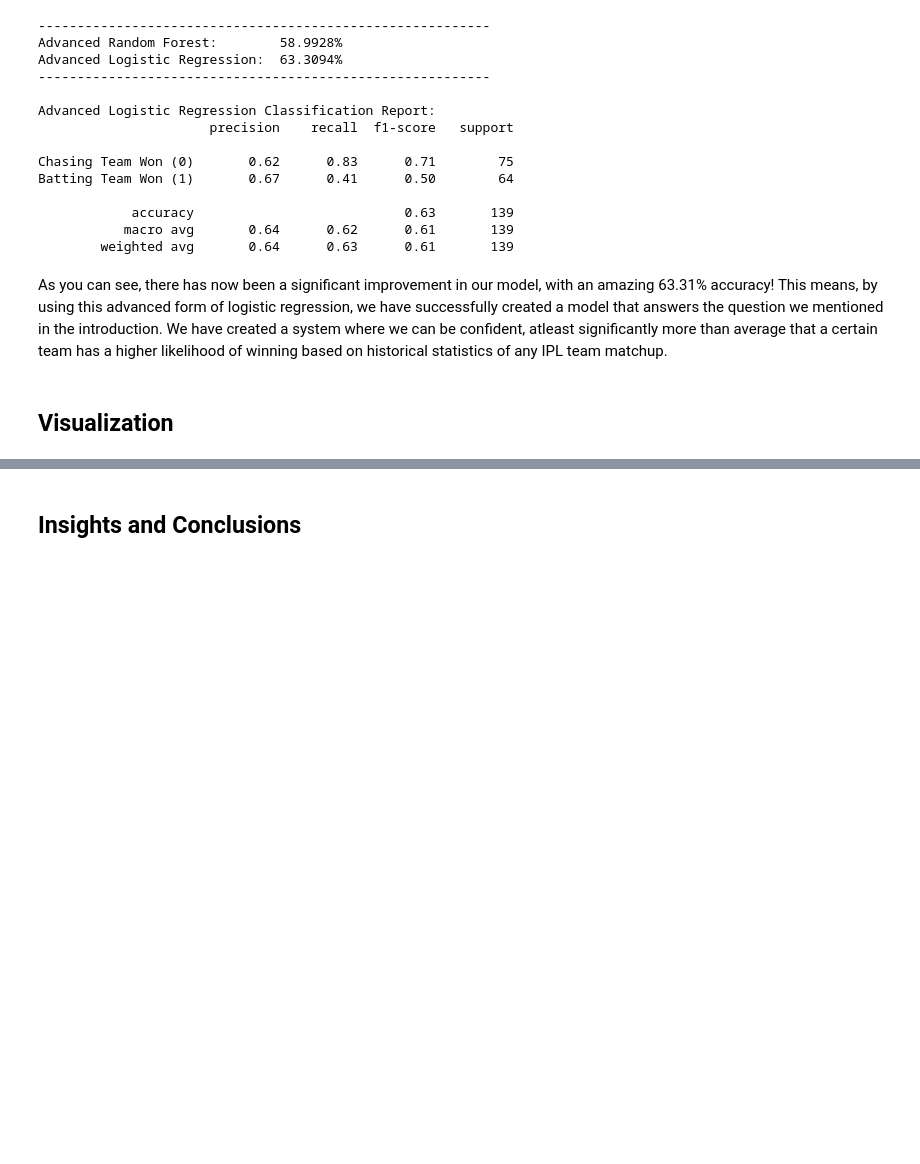
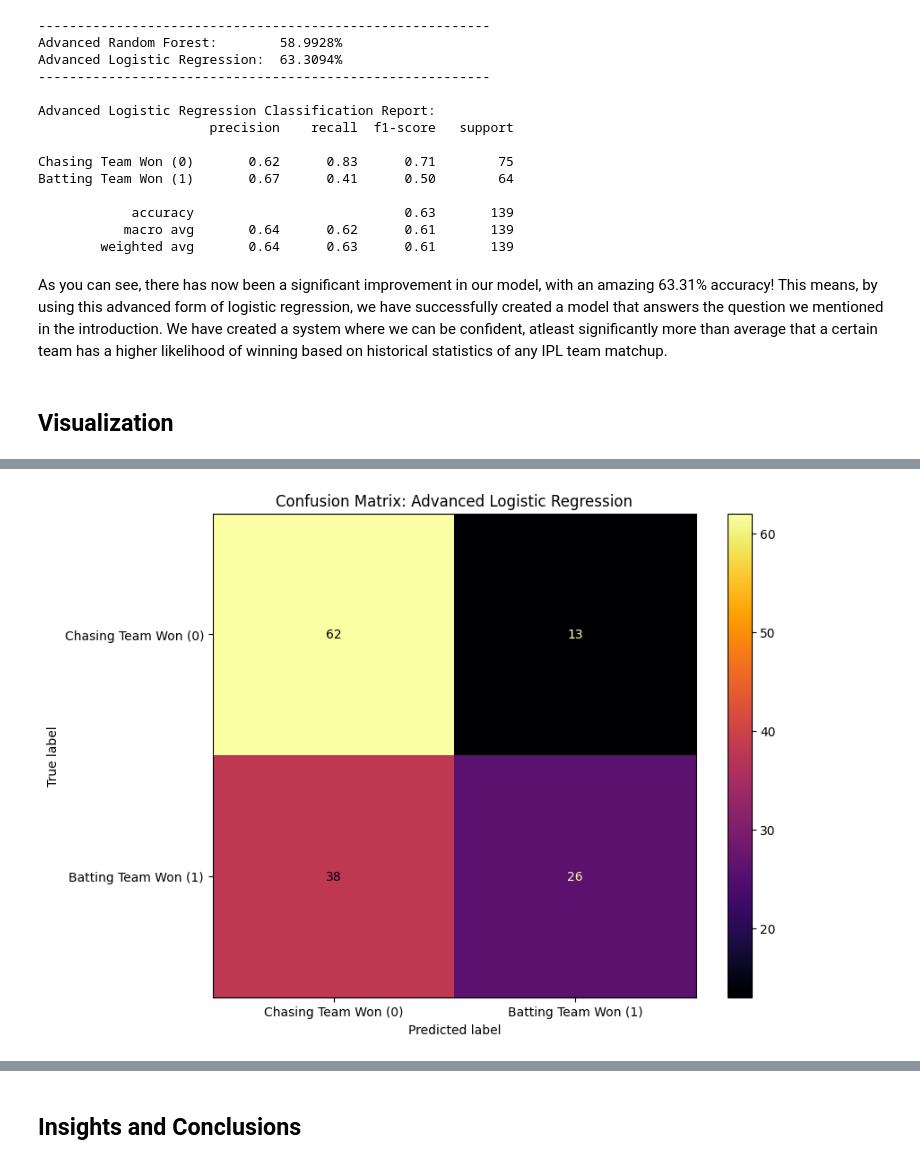
Before and after one commit to Sceptus/cmsc320-ipl-predictor, a Jupyter notebook: final-tutorial.ipynb, the cells around one changed output, grey strips where cells are left out. Cells and saved outputs as stored; diff of their text form; code cells hidden in the pictures; blank space fills up the shorter version.

Commit message:
Data visualization mostly done, maybe minor changes

```diff
--- a/final-tutorial.ipynb
+++ b/final-tutorial.ipynb
@@ -588,0 +592,21 @@ As you can see, there has now been a significant improvement in our model, with
+# %%
+from sklearn.metrics import confusion_matrix, ConfusionMatrixDisplay
+
+# Our best model from Primary Analysis was logistic regression
+y_pred_log_adv = log_reg_adv.predict(X_test_adv)
+
+# Confusion matrix computation
+cm = confusion_matrix(y_test_adv, y_pred_log_adv)
+
+# Plotting using matplotlib through scikit-learn's helper
+fig, ax = plt.subplots(figsize=(9, 7))
+disp = ConfusionMatrixDisplay(confusion_matrix=cm,
+                              display_labels=['Chasing Team Won (0)', 'Batting Team Won (1)'])
+
+# Plot, topological heat map colors for vibes
+disp.plot(ax=ax, cmap=plt.cm.inferno, values_format='d')
+
+plt.title('Confusion Matrix: Advanced Logistic Regression')
+plt.show()
+# %% [output]
+[figure, added]
```
Also changed, not shown: parts of 9 cells of this notebook.
